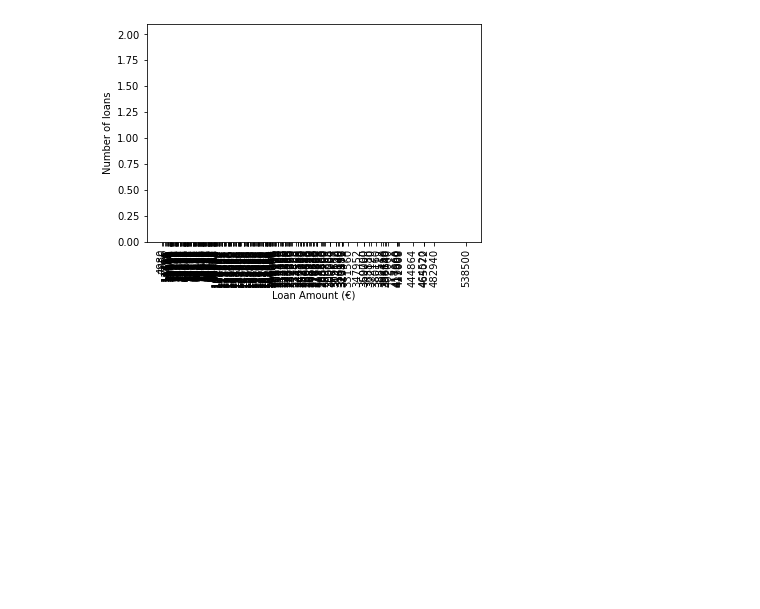
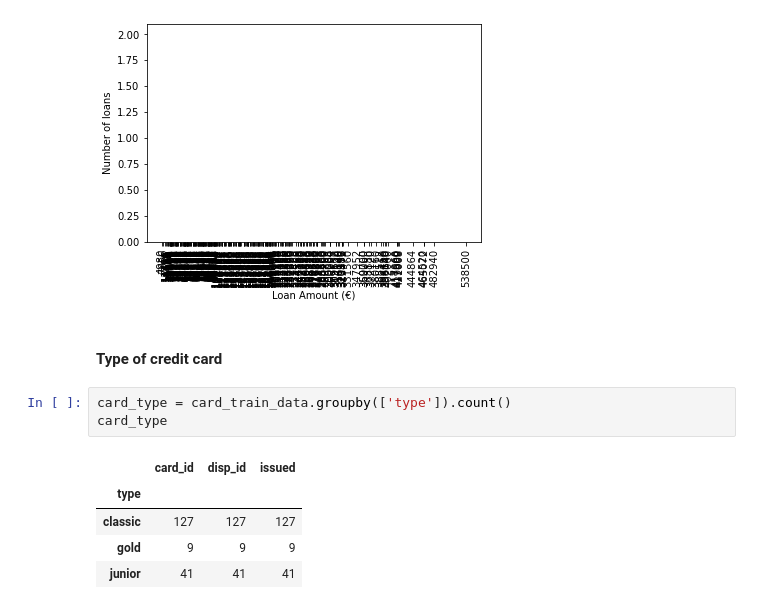
Before and after one commit to davidrocha9/FEUP-AC, a Jupyter notebook: statistics.ipynb, the cells around one changed output. Drawn from its saved outputs; the diff is of its cells as text; blank space fills up the shorter version.

```diff
--- a/statistics.ipynb
+++ b/statistics.ipynb
@@ -223,3 +223,14 @@ plt.xlabel('Loan Amount (€)')
 plt.show()
 # %% [output]
 [figure]
+# %% [markdown]
+#### Type of credit card
+# %%
+card_type = card_train_data.groupby(['type']).count()
+card_type
+# %% [output]
+|  | card_id | disp_id | issued |
+| type |  |  |  |
+| classic | 127 | 127 | 127 |
+| gold | 9 | 9 | 9 |
+| junior | 41 | 41 | 41 |
```
Also changed, not shown: parts of 6 cells of this notebook.
